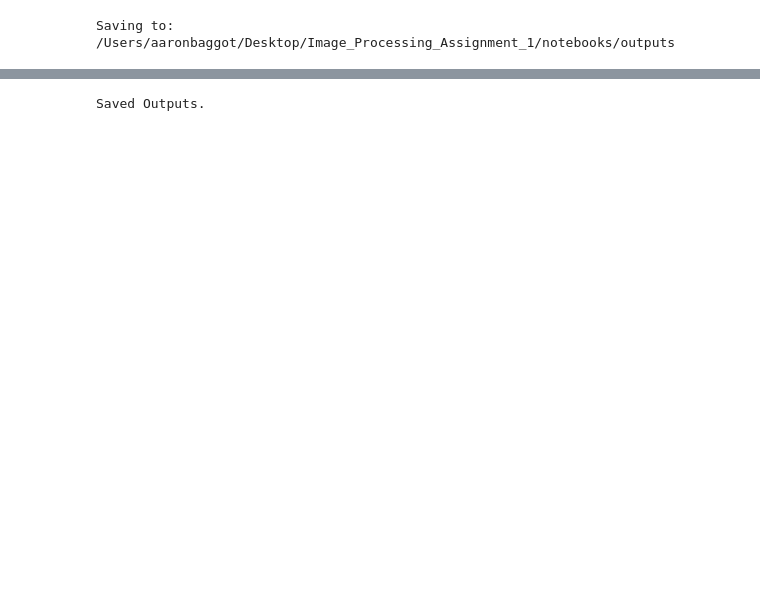
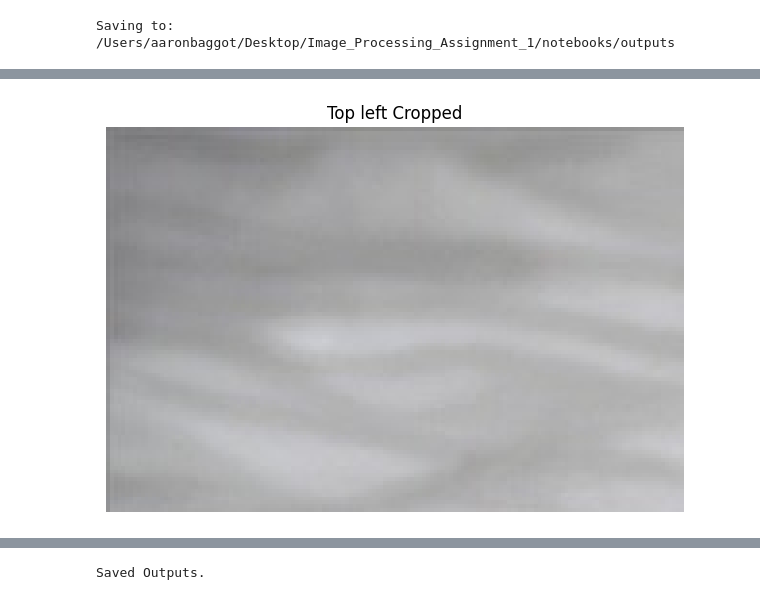
Before and after one commit to AaronTU856/image-processing-assignment-1, a Jupyter notebook: notebooks/assignment_1.ipynb, the cells around one changed output, grey strips where cells are left out. Cells and saved outputs as stored; diff of their text form; code cells hidden in the pictures; blank space fills up the shorter version.

```diff
--- a/notebooks/assignment_1.ipynb
+++ b/notebooks/assignment_1.ipynb
@@ -59,3 +65,5 @@ plt.show("Upscaled", S)
 # %%
-plt.show("Top left Cropped", C)
+show("Top left Cropped", C)
+# %% [output]
+[figure, added]
 # %%
```
Also changed, not shown: parts of 16 cells of this notebook, 2 other files.
